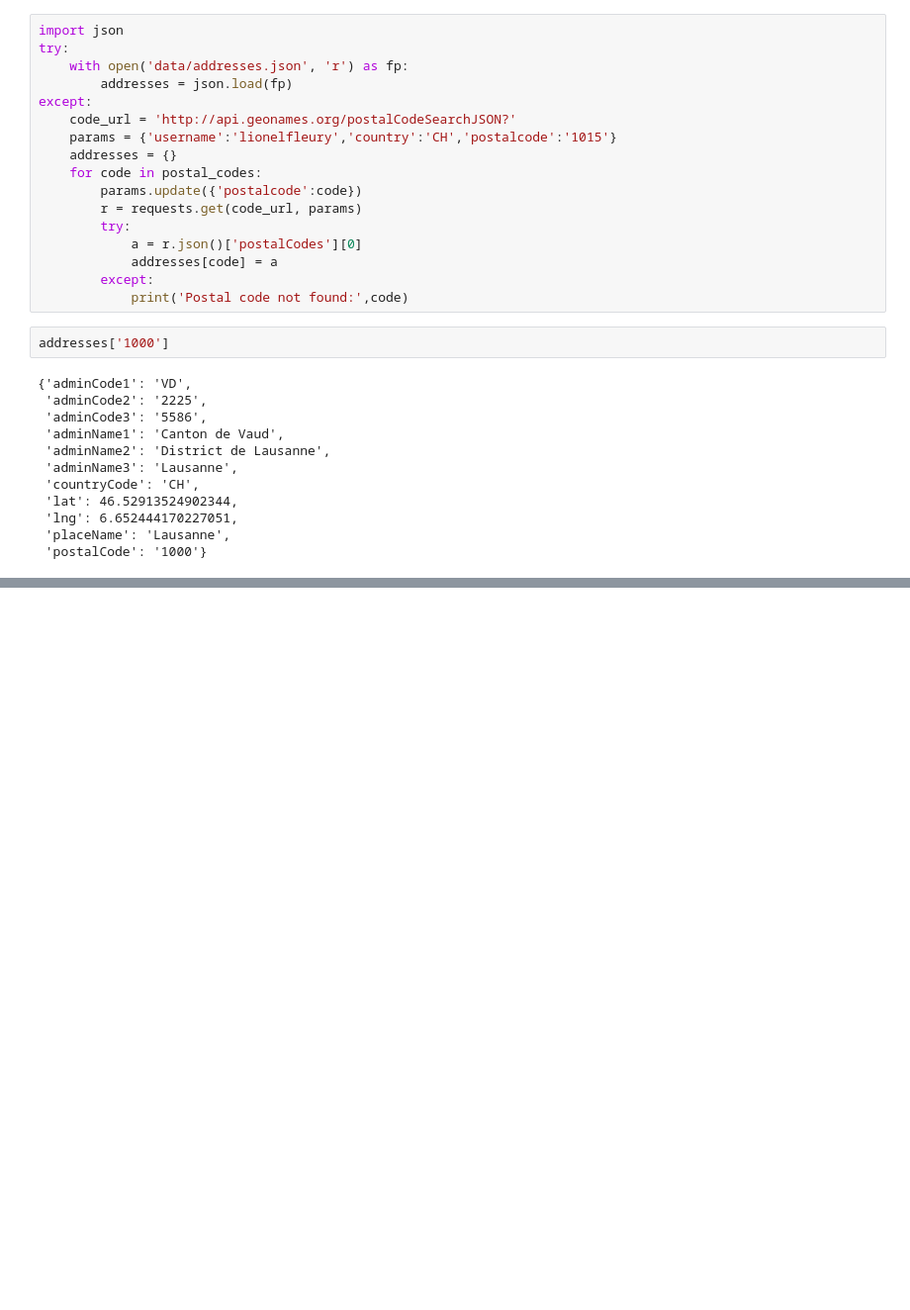
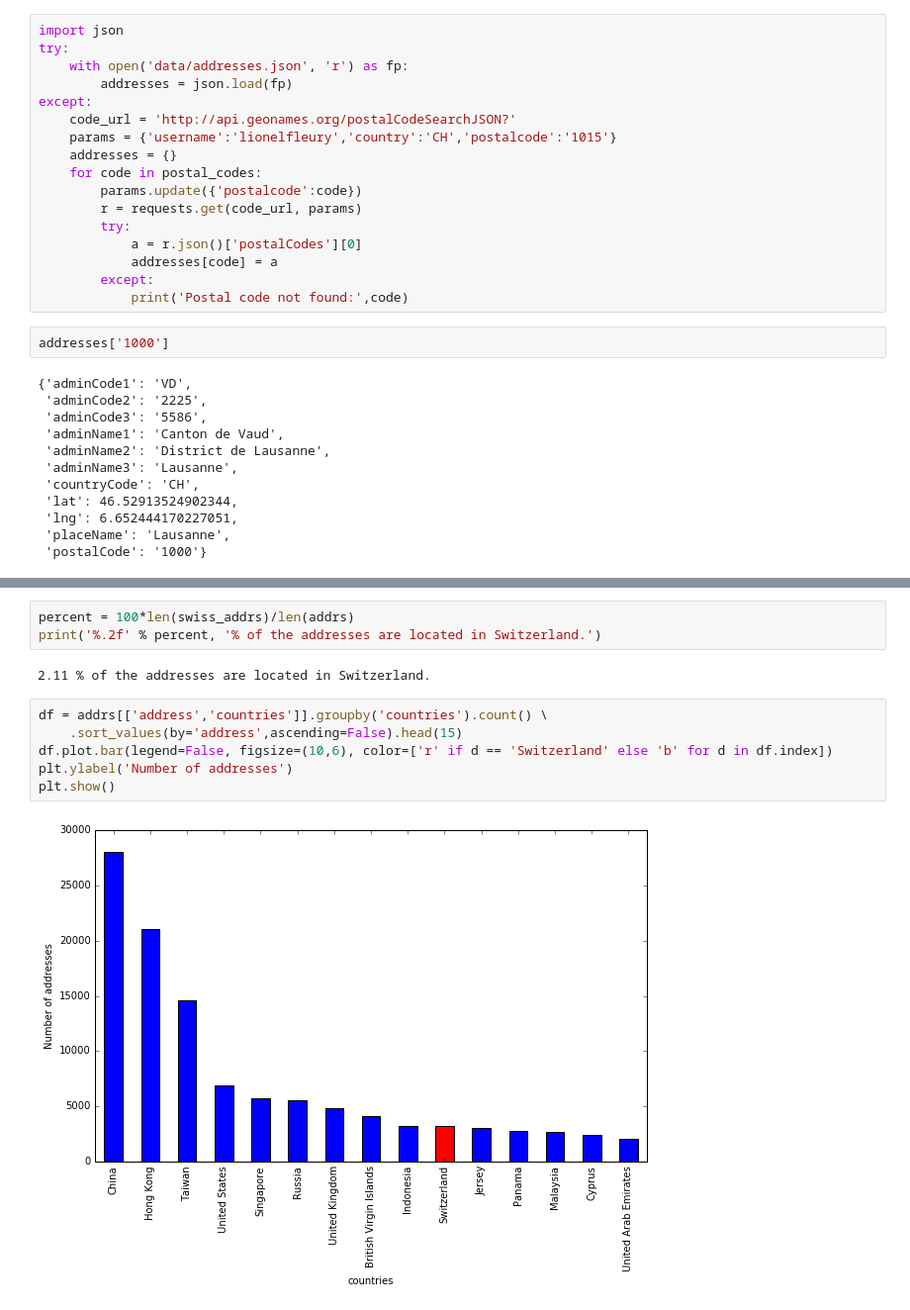
Before and after one commit to fdevillard/ada-swissleak, a Jupyter notebook: SwissGlance.ipynb, the cells around one changed output, grey strips where cells are left out. Shown at 99% size. Saved outputs shown, nothing was run; the diff lists cells and outputs as text; blank space fills up the shorter version.

```diff
--- a/SwissGlance.ipynb
+++ b/SwissGlance.ipynb
@@ -80,0 +113,13 @@ status.sort_values(by='name', ascending=False)
+# %%
+percent = 100*len(swiss_addrs)/len(addrs)
+print('%.2f' % percent, '% of the addresses are located in Switzerland.')
+# %% [output]
+2.11 % of the addresses are located in Switzerland.
+# %%
+df = addrs[['address','countries']].groupby('countries').count() \
+    .sort_values(by='address',ascending=False).head(15)
+df.plot.bar(legend=False, figsize=(10,6), color=['r' if d == 'Switzerland' else 'b' for d in df.index])
+plt.ylabel('Number of addresses')
+plt.show()
+# %% [output]
+[figure, added]
```
Also changed, not shown: parts of 18 cells of this notebook.
